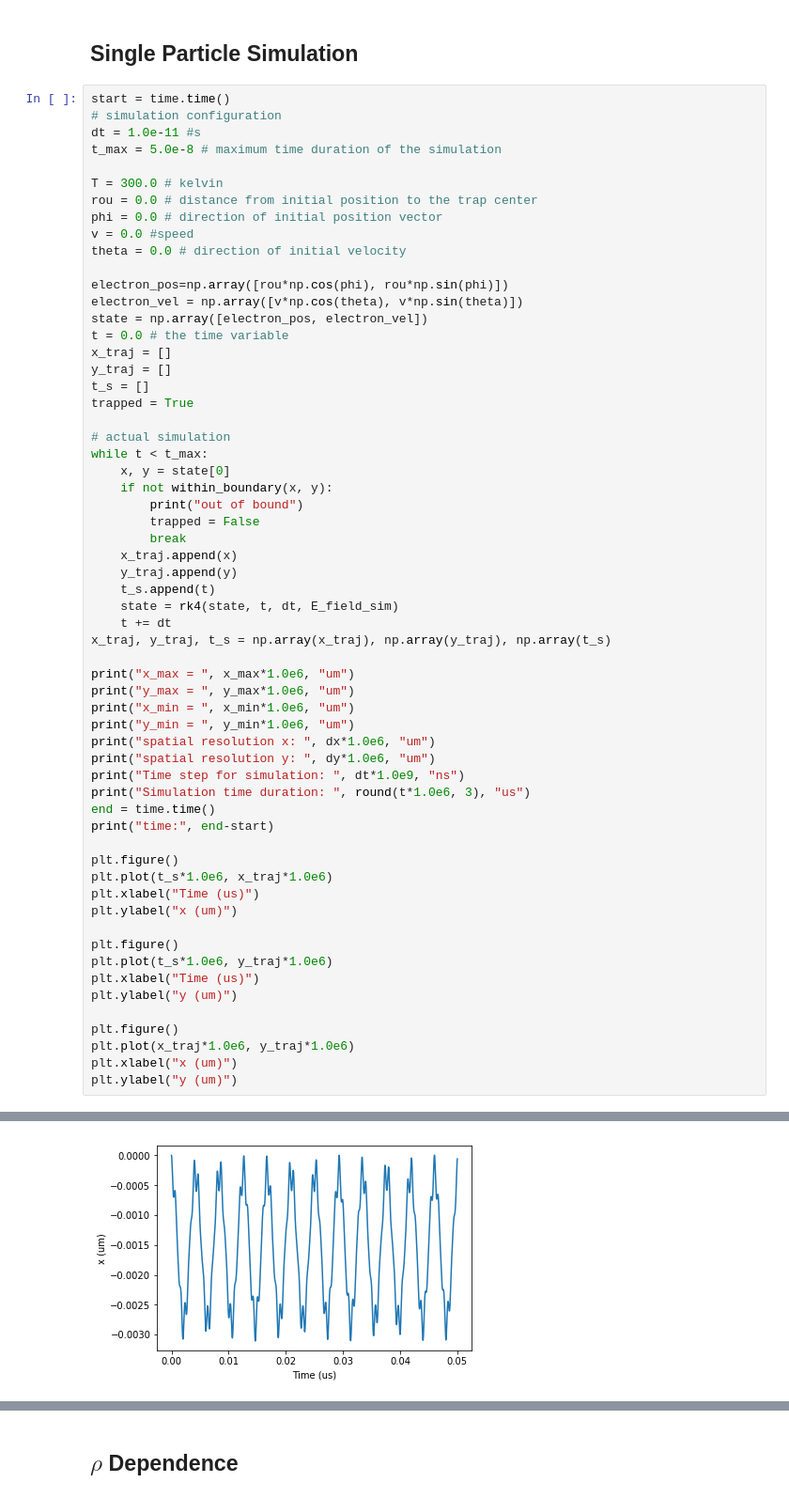
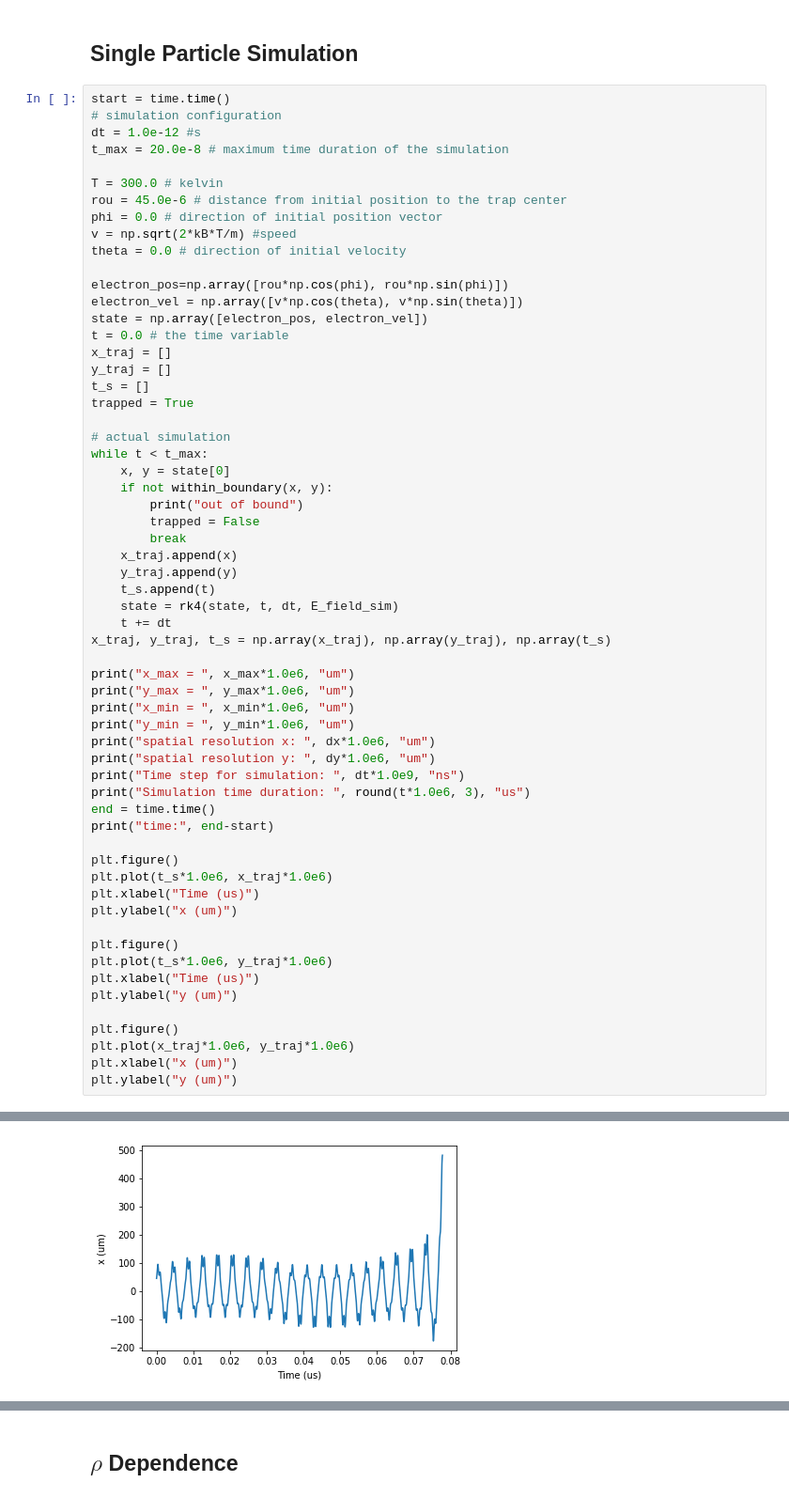
Before and after one commit to HaeffnerLab/Electron-Trap-Design-Testing, a Jupyter notebook: 250nm_quarter_sim1.ipynb, the cells around one changed output, grey strips where cells are left out. Shown at 94% size. Cells and saved outputs as stored; diff of their text form.

```diff
--- a/250nm_quarter_sim1.ipynb
+++ b/250nm_quarter_sim1.ipynb
@@ -234,13 +234,13 @@ Name: 912262, dtype: float64
 # %%
 start = time.time()
 # simulation configuration
-dt = 1.0e-11 #s
-t_max = 5.0e-8 # maximum time duration of the simulation
+dt = 1.0e-12 #s
+t_max = 20.0e-8 # maximum time duration of the simulation
 
 T = 300.0 # kelvin
-rou = 0.0 # distance from initial position to the trap center
+rou = 45.0e-6 # distance from initial position to the trap center
 phi = 0.0 # direction of initial position vector
-v = 0.0 #speed
+v = np.sqrt(2*kB*T/m) #speed
 theta = 0.0 # direction of initial velocity
 
 electron_pos=np.array([rou*np.cos(phi), rou*np.sin(phi)])
@@ -304,2 +305,2 @@ time: 8.368296384811401
 Text(0, 0.5, 'y (um)')
-[figure, old version]
+[figure, new version]
```
Also changed, not shown: parts of 1 cell of this notebook, 12 other files.
